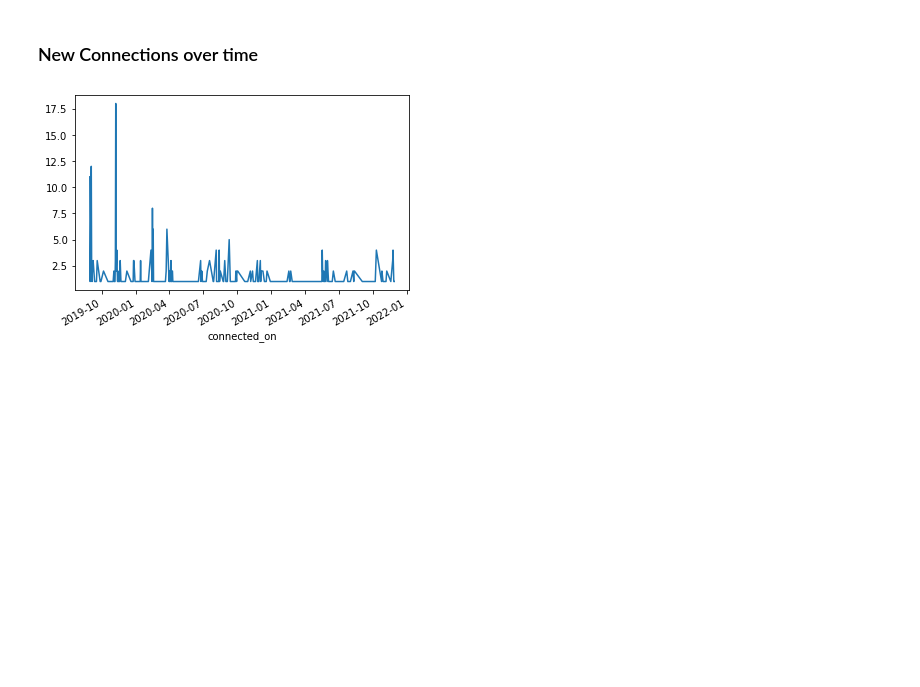
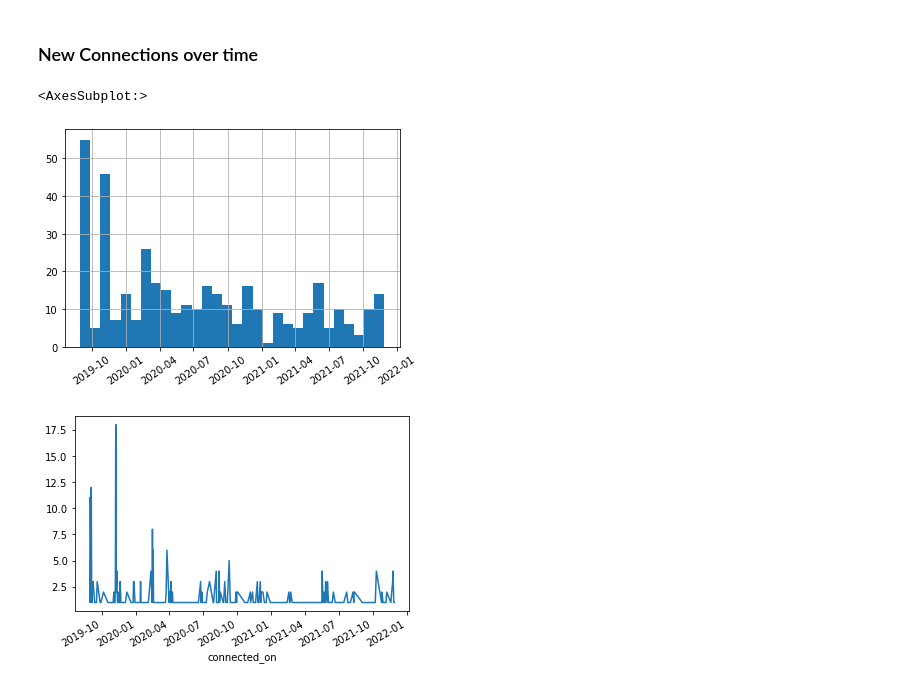
Before and after one commit to leonswl/linkedin-network-analysis, a Jupyter notebook: linkedin-network-analysis.ipynb, the cells around one changed output. Saved outputs shown, nothing was run; the diff lists cells and outputs as text; code cells hidden in the pictures; blank space fills up the shorter version.

```diff
--- a/linkedin-network-analysis.ipynb
+++ b/linkedin-network-analysis.ipynb
@@ -60,6 +61,11 @@ new_df.head()
 3. Top 15 roles my connections work as
 # %% [markdown]
 ### New Connections over time
+# %%
+new_df.connected_on.hist(xrot=35,bins=30)
+# %% [output]
+<AxesSubplot:>
+[figure, added]
 # %%
 daily_connections = (new_df
                     .groupby(by=['connected_on']) # group by date
```
Also changed, not shown: parts of 7 cells of this notebook.
